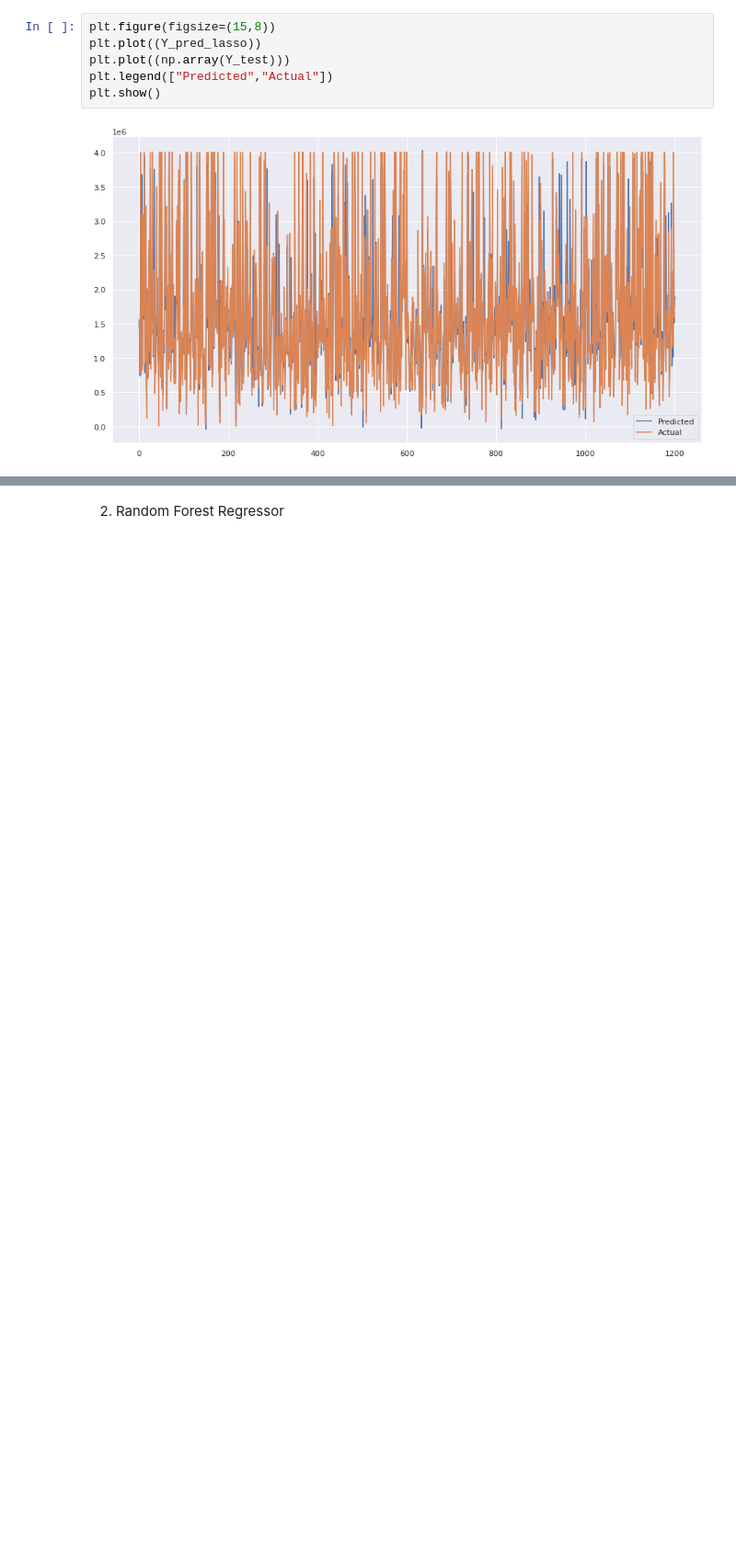
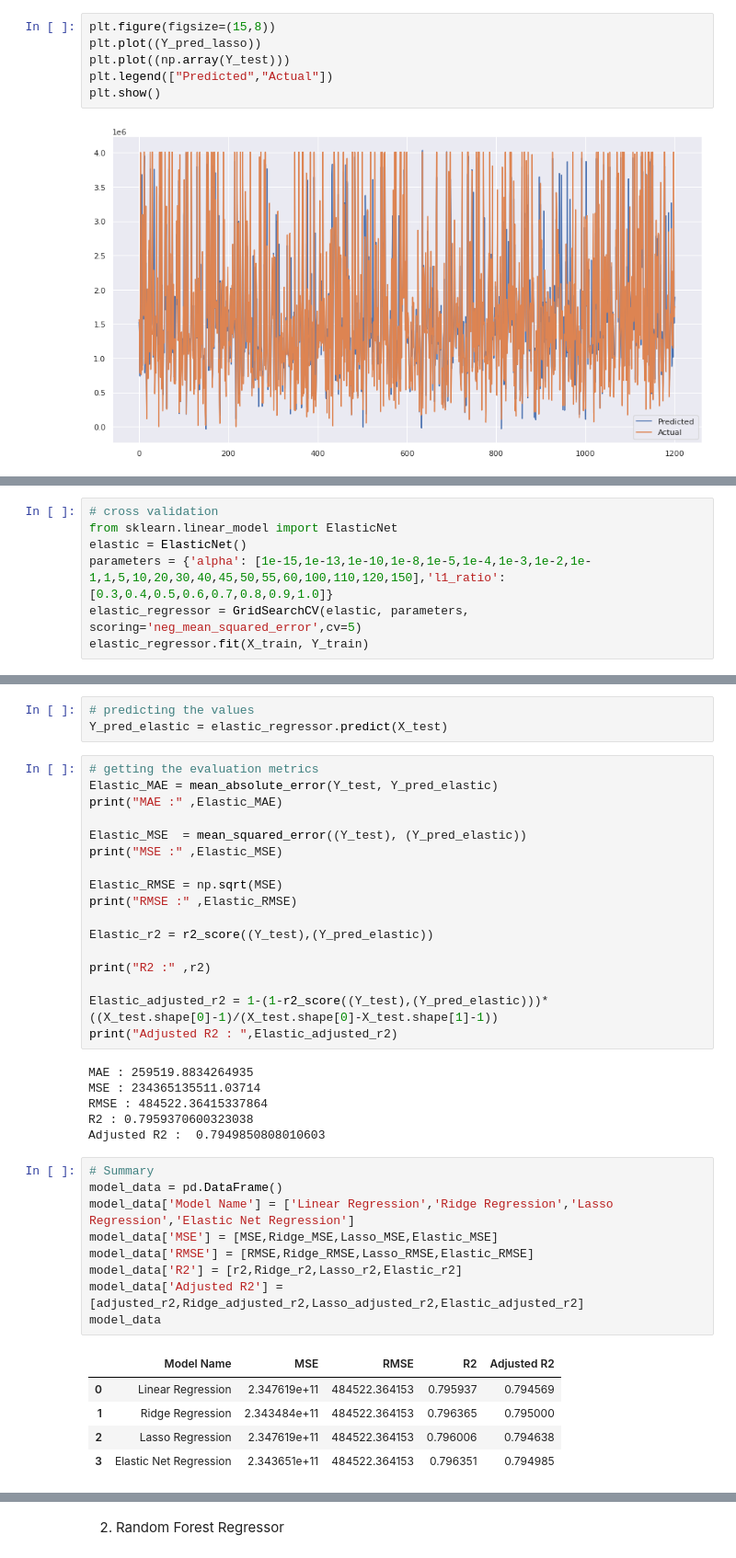
Before and after one commit to Aehteshaam-Shaikh/Ted-Talk-views-prediction, a Jupyter notebook: Ted_Talk_Views_Prediction.ipynb, the cells around one changed output, grey strips where cells are left out. Shown at 92% size. Saved outputs shown, nothing was run; the diff lists cells and outputs as text; blank space fills up the shorter version.

```diff
--- a/Ted_Talk_Views_Prediction.ipynb
+++ b/Ted_Talk_Views_Prediction.ipynb
@@ -786,0 +856,7 @@ plt.show()
+# %%
+# cross validation
+from sklearn.linear_model import ElasticNet
+elastic = ElasticNet()
+parameters = {'alpha': [1e-15,1e-13,1e-10,1e-8,1e-5,1e-4,1e-3,1e-2,1e-1,1,5,10,20,30,40,45,50,55,60,100,110,120,150],'l1_ratio':[0.3,0.4,0.5,0.6,0.7,0.8,0.9,1.0]}
+elastic_regressor = GridSearchCV(elastic, parameters, scoring='neg_mean_squared_error',cv=5)
+elastic_regressor.fit(X_train, Y_train)
@@ -786,0 +884,41 @@ plt.show()
+# %%
+# predicting the values
+Y_pred_elastic = elastic_regressor.predict(X_test)
+# %%
+# getting the evaluation metrics
+Elastic_MAE = mean_absolute_error(Y_test, Y_pred_elastic)
+print("MAE :" ,Elastic_MAE)
+
+Elastic_MSE  = mean_squared_error((Y_test), (Y_pred_elastic))
+print("MSE :" ,Elastic_MSE)
+
+Elastic_RMSE = np.sqrt(MSE)
+print("RMSE :" ,Elastic_RMSE)
+
+Elastic_r2 = r2_score((Y_test),(Y_pred_elastic))
+
+print("R2 :" ,r2)
+
+Elastic_adjusted_r2 = 1-(1-r2_score((Y_test),(Y_pred_elastic)))*((X_test.shape[0]-1)/(X_test.shape[0]-X_test.shape[1]-1))
+print("Adjusted R2 : ",Elastic_adjusted_r2)
+# %% [output]
+MAE : 259519.8834264935
+MSE : 234365135511.03714
+RMSE : 484522.36415337864
+R2 : 0.7959370600323038
+Adjusted R2 :  0.7949850808010603
+# %%
+# Summary
+model_data = pd.DataFrame()
+model_data['Model Name'] = ['Linear Regression','Ridge Regression','Lasso Regression','Elastic Net Regression']
+model_data['MSE'] = [MSE,Ridge_MSE,Lasso_MSE,Elastic_MSE]
+model_data['RMSE'] = [RMSE,Ridge_RMSE,Lasso_RMSE,Elastic_RMSE]
+model_data['R2'] = [r2,Ridge_r2,Lasso_r2,Elastic_r2]
+model_data['Adjusted R2'] = [adjusted_r2,Ridge_adjusted_r2,Lasso_adjusted_r2,Elastic_adjusted_r2]
+model_data
+# %% [output]
+|  | Model Name | MSE | RMSE | R2 | Adjusted R2 |
+| 0 | Linear Regression | 2.347619e+11 | 484522.364153 | 0.795937 | 0.794569 |
+| 1 | Ridge Regression | 2.343484e+11 | 484522.364153 | 0.796365 | 0.795000 |
+| 2 | Lasso Regression | 2.347619e+11 | 484522.364153 | 0.796006 | 0.794638 |
+| 3 | Elastic Net Regression | 2.343651e+11 | 484522.364153 | 0.796351 | 0.794985 |
```
Also changed, not shown: parts of 35 cells of this notebook.
